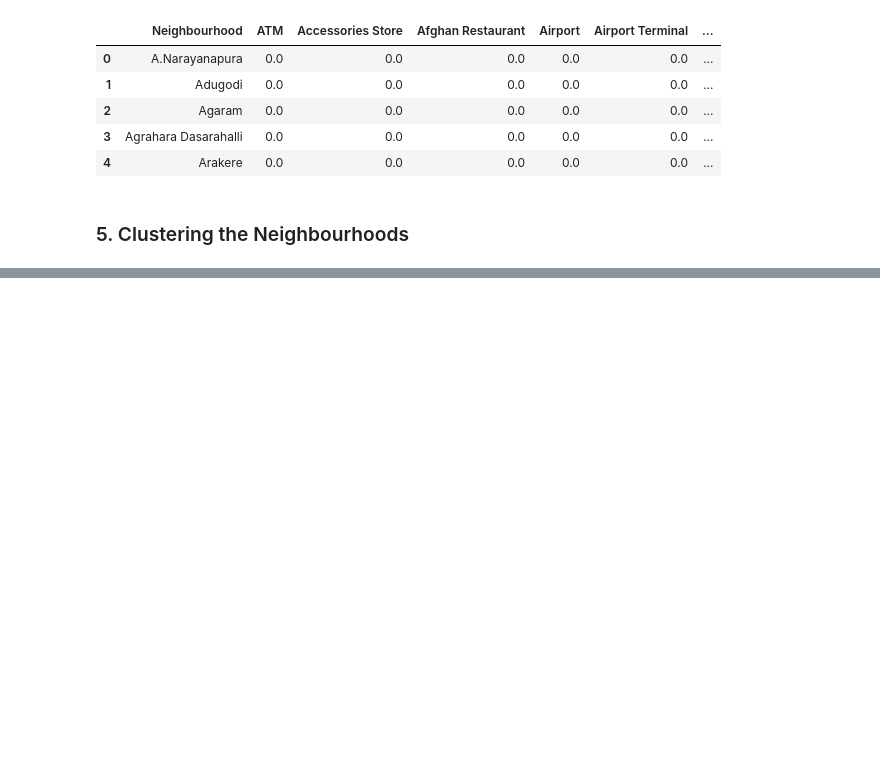
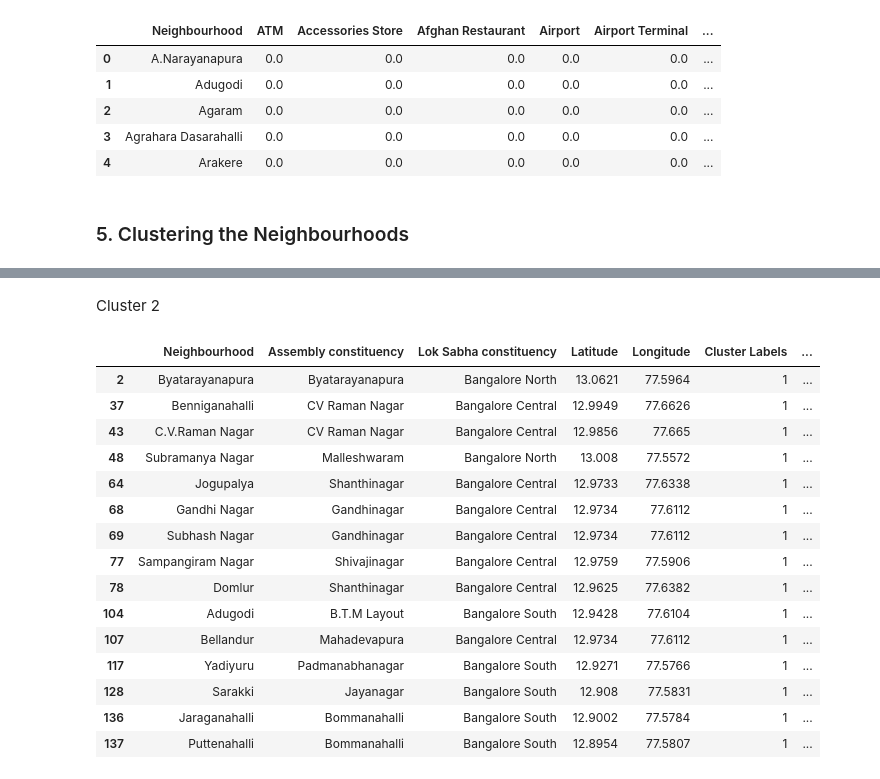
Before and after one commit to diptarkagupta/capstone-datascience, a Jupyter notebook: Capstone_Project.ipynb, the cells around one changed output, grey strips where cells are left out. Cells and saved outputs as stored; diff of their text form; code cells hidden in the pictures; blank space fills up the shorter version.

```diff
--- a/Capstone_Project.ipynb
+++ b/Capstone_Project.ipynb
@@ -354,0 +364,21 @@ map_clusters
+# %% [markdown]
+Cluster 2
+# %%
+blr_merged[blr_merged['Cluster Labels']==1]
+# %% [output]
+|  | Neighbourhood | Assembly constituency | Lok Sabha constituency | Latitude | Longitude | Cluster Labels | ... |
+| 2 | Byatarayanapura | Byatarayanapura | Bangalore North | 13.0621 | 77.5964 | 1 | ... |
+| 37 | Benniganahalli | CV Raman Nagar | Bangalore Central | 12.9949 | 77.6626 | 1 | ... |
+| 43 | C.V.Raman Nagar | CV Raman Nagar | Bangalore Central | 12.9856 | 77.665 | 1 | ... |
+| 48 | Subramanya Nagar | Malleshwaram | Bangalore North | 13.008 | 77.5572 | 1 | ... |
+| 64 | Jogupalya | Shanthinagar | Bangalore Central | 12.9733 | 77.6338 | 1 | ... |
+| 68 | Gandhi Nagar | Gandhinagar | Bangalore Central | 12.9734 | 77.6112 | 1 | ... |
+| 69 | Subhash Nagar | Gandhinagar | Bangalore Central | 12.9734 | 77.6112 | 1 | ... |
+| 77 | Sampangiram Nagar | Shivajinagar | Bangalore Central | 12.9759 | 77.5906 | 1 | ... |
+| 78 | Domlur | Shanthinagar | Bangalore Central | 12.9625 | 77.6382 | 1 | ... |
+| 104 | Adugodi | B.T.M Layout | Bangalore South | 12.9428 | 77.6104 | 1 | ... |
+| 107 | Bellandur | Mahadevapura | Bangalore Central | 12.9734 | 77.6112 | 1 | ... |
+| 117 | Yadiyuru | Padmanabhanagar | Bangalore South | 12.9271 | 77.5766 | 1 | ... |
+| 128 | Sarakki | Jayanagar | Bangalore South | 12.908 | 77.5831 | 1 | ... |
+| 136 | Jaraganahalli | Bommanahalli | Bangalore South | 12.9002 | 77.5784 | 1 | ... |
+| 137 | Puttenahalli | Bommanahalli | Bangalore South | 12.8954 | 77.5807 | 1 | ... |
```
Also changed, not shown: parts of 25 cells of this notebook.
